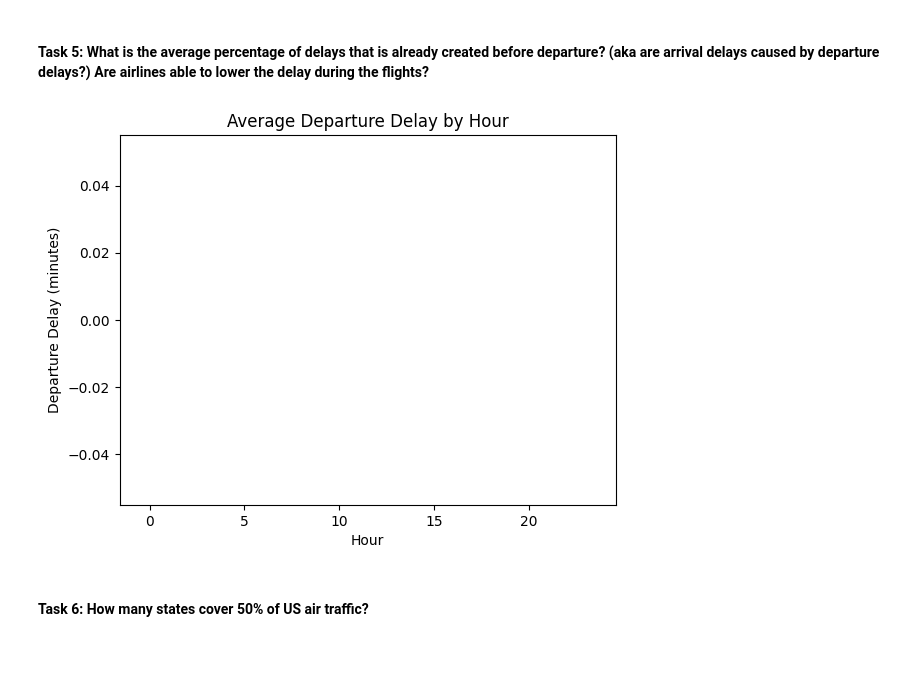
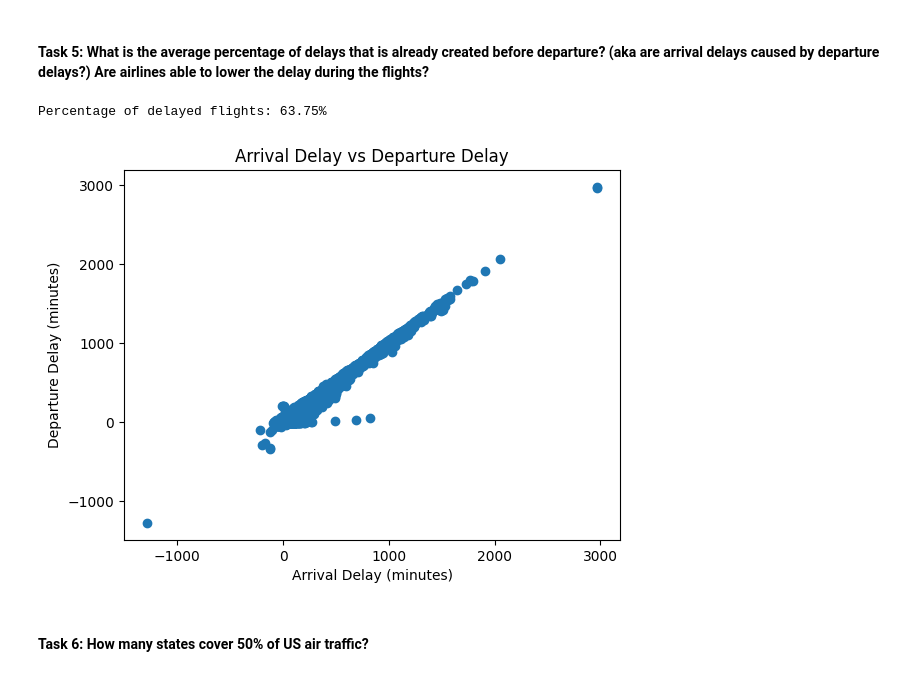
Before and after one commit to tkarmalkar/mid-term-project-I, a Jupyter notebook: exploratory_analysis.ipynb, the cells around one changed output. Cells and saved outputs as stored; diff of their text form; code cells hidden in the pictures.

```diff
--- a/exploratory_analysis.ipynb
+++ b/exploratory_analysis.ipynb
@@ -270,25 +270,28 @@ plt.show()
 #The taxi time changes the delay. It seems the late night flights have longer delays as compared to rest flights.
 # %% [markdown]
 #### **Task 5**: What is the average percentage of delays that is already created before departure? (aka are arrival delays caused by departure delays?) Are airlines able to lower the delay during the flights?
-# %%
-# Group the data by hour and calculate the mean departure delay
-hourly_delay = flights_df.groupby('hour')['dep_delay'].mean()
-
-# Reindex the series to add missing hours and set their values to zero
-hourly_delay = hourly_delay.reindex(range(24), fill_value=0)
-
-# Create a bar plot of the hourly delays
-plt.bar(hourly_delay.index, hourly_delay.values)
-
-# Set the plot title and axis labels
-plt.title('Average Departure Delay by Hour')
-plt.xlabel('Hour')
-plt.ylabel('Departure Delay (minutes)')
-
-# Show the plot
-plt.show()
-# %% [output]
-[figure, removed]
+# %%
+# Filter the rows where arr_delay and dep_delay are both greater than 0
+delayed_flights = flights_df[(flights_df['arr_delay'] > 0) & (flights_df['dep_delay'] > 0)]
+
+# Calculate the percentage of delayed flights
+delay_percentage = len(delayed_flights) / len(df) * 100
+
+print(f"Percentage of delayed flights: {delay_percentage:.2f}%")
+# %% [output]
+Percentage of delayed flights: 63.75%
+# %%
+# Correlation between arrival delay and departure delay
+# Even if we ignore the outliers in the data, there is a very high correlation between arrival and departure delays. The airlines are not able to cover the arrival delays in departure time.
+plt.scatter(flights_df['arr_delay'], flights_df['dep_delay'])
+
+plt.title('Arrival Delay vs Departure Delay')
+plt.xlabel('Arrival Delay (minutes)')
+plt.ylabel('Departure Delay (minutes)')
+
+plt.show()
+# %% [output]
+[figure, added]
 # %% [markdown]
 #### **Task 6**: How many states cover 50% of US air traffic?
 # %% [markdown]
```
